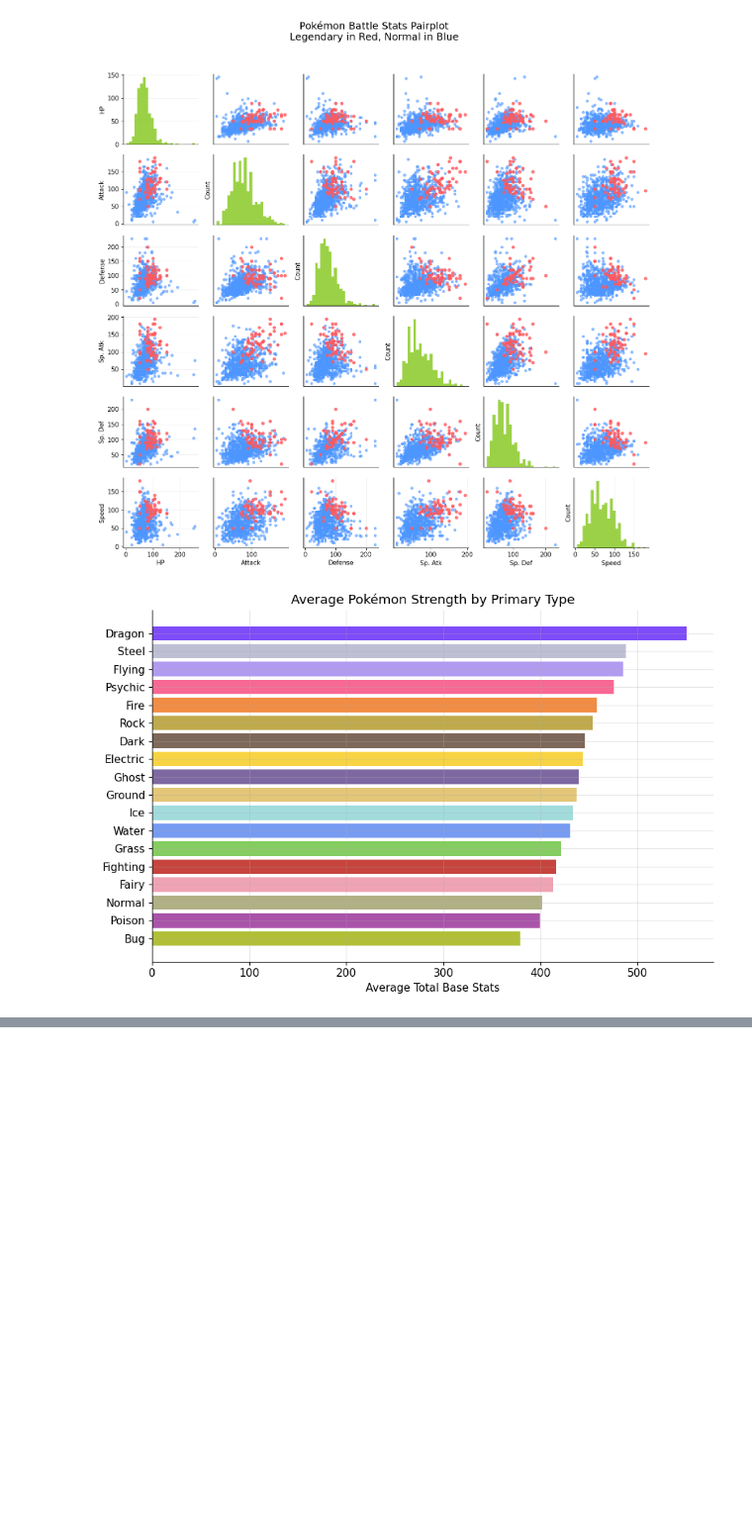
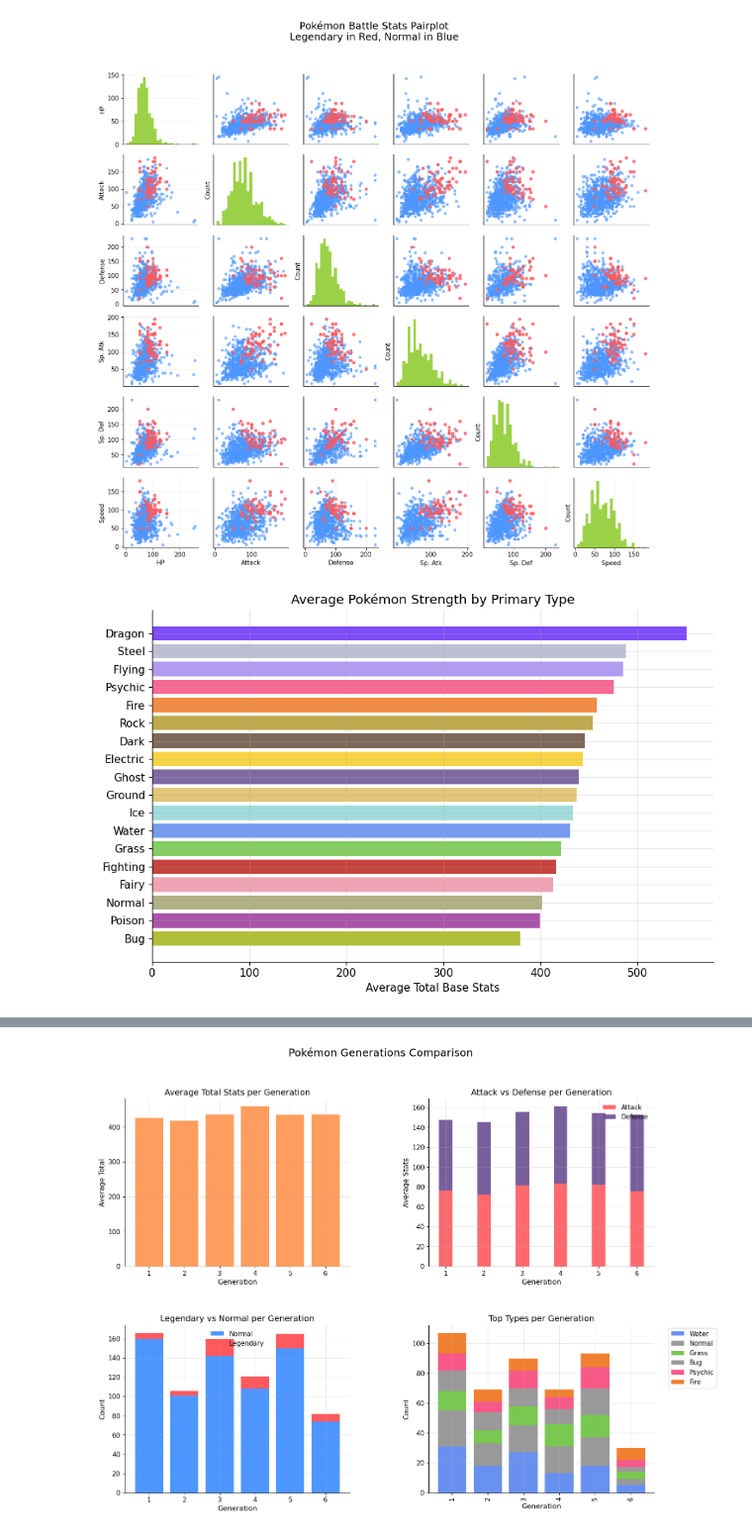
Before and after one commit to tiago2806/ml_pokemon, a Jupyter notebook: exploration.ipynb, the cells around one changed output, grey strips where cells are left out. Shown at 99% size. Drawn from its saved outputs; the diff is of its cells as text; code cells hidden in the pictures; blank space fills up the shorter version.

```diff
--- a/exploration.ipynb
+++ b/exploration.ipynb
@@ -224,0 +385,85 @@ plt.show()
+# %%
+avg_total = dataset.groupby("Generation")["Total"].mean()
+avg_attack = dataset.groupby("Generation")["Attack"].mean()
+avg_defense = dataset.groupby("Generation")["Defense"].mean()
+
+# Legendary counts per generation
+legendary_counts = dataset.groupby("Generation")["Legendary"].sum()
+normal_counts = dataset.groupby("Generation")["Legendary"].count() - legendary_counts
+
+# Type counts per generation (top 6 types)
+types_per_gen = dataset.groupby(["Generation","Type 1"]).size().unstack(fill_value=0)
+top_types = types_per_gen.sum().sort_values(ascending=False).head(6).index
+types_per_gen = types_per_gen[top_types]
+
+# Pokémon type colors
+type_colors = {
+    "Grass": "#78C850", "Fire": "#F08030", "Water": "#6890F0",
+    "Electric": "#F8D030", "Psychic": "#F85888", "Ice": "#98D8D8",
+}
+
+# ----------------------------
+# Create 2x2 subplots
+# ----------------------------
+fig, axes = plt.subplots(2, 2, figsize=(16, 12))
+axes = axes.flatten()
+
+# Adjust space between subplots
+fig.subplots_adjust(wspace=0.35, hspace=0.35)
+
+# ----------------------------
+# 1. Average Total Stats
+# ----------------------------
+axes[0].bar(avg_total.index.astype(str), avg_total.values, color="#FF924C", alpha=0.9)
+axes[0].set_title("Average Total Stats per Generation", fontsize=14)
+axes[0].set_xlabel("Generation", fontsize=12)
+axes[0].set_ylabel("Average Total", fontsize=12)
+axes[0].grid(axis="y", alpha=0.3)
+
+# ----------------------------
+# 2. Average Attack / Defense
+# ----------------------------
+width = 0.35
+x = avg_attack.index.astype(str)
+axes[1].bar(x, avg_attack.values, width=width, color="#FF595E", label="Attack", alpha=0.9)
+axes[1].bar(x, avg_defense.values, width=width, bottom=avg_attack.values, color="#6A4C93", label="Defense", alpha=0.9)
+axes[1].set_title("Attack vs Defense per Generation", fontsize=14)
+axes[1].set_xlabel("Generation", fontsize=12)
+axes[1].set_ylabel("Average Stats", fontsize=12)
+axes[1].legend(frameon=False)
+axes[1].grid(axis="y", alpha=0.3)
+
+# ----------------------------
+# 3. Legendary vs Normal
+# ----------------------------
+axes[2].bar(avg_total.index.astype(str), normal_counts, color="#4D96FF", label="Normal")
+axes[2].bar(avg_total.index.astype(str), legendary_counts, bottom=normal_counts, color="#FF595E", label="Legendary")
+axes[2].set_title("Legendary vs Normal per Generation", fontsize=14)
+axes[2].set_xlabel("Generation", fontsize=12)
+axes[2].set_ylabel("Count", fontsize=12)
+axes[2].legend(frameon=False)
+axes[2].grid(axis="y", alpha=0.3)
+
+# ----------------------------
+# 4. Top Types per Generation
+# ----------------------------
+types_per_gen.plot(
+    kind="bar",
+    stacked=True,
+    ax=axes[3],
+    color=[type_colors.get(t, "#999999") for t in types_per_gen.columns],
+    width=0.8
+)
+axes[3].set_title("Top Types per Generation", fontsize=14)
+axes[3].set_xlabel("Generation", fontsize=12)
+axes[3].set_ylabel("Count", fontsize=12)
+axes[3].legend(bbox_to_anchor=(1.05,1), loc="upper left")
+axes[3].grid(axis="y", alpha=0.3)
+
+# ----------------------------
+# Global title
+# ----------------------------
+fig.suptitle("Pokémon Generations Comparison", fontsize=18)
+plt.show()
+# %% [output]
+[figure, added]
```
Also changed, not shown: parts of 5 cells of this notebook.
